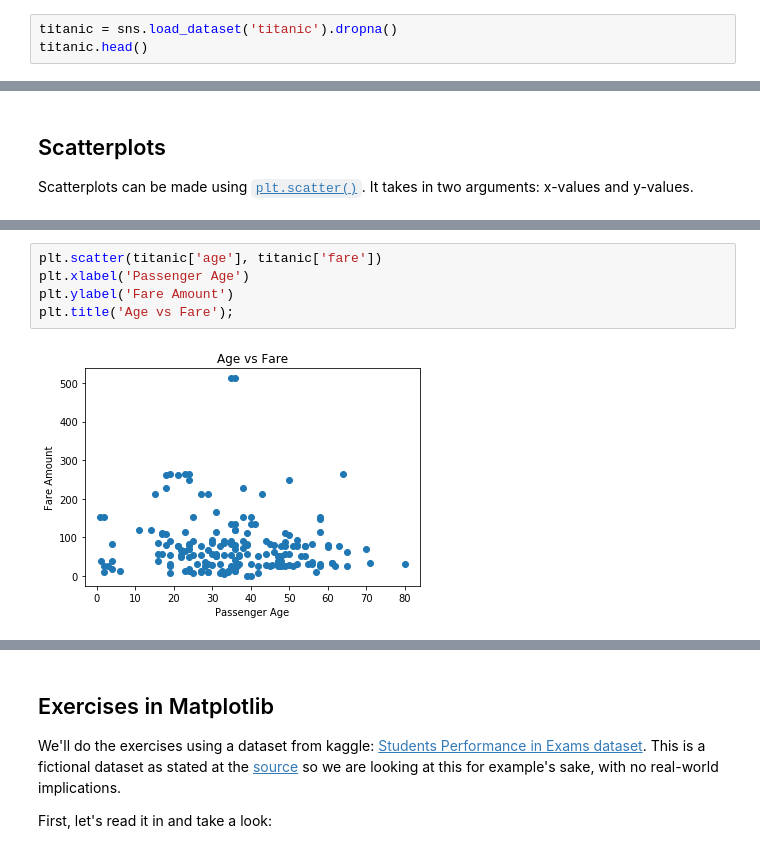
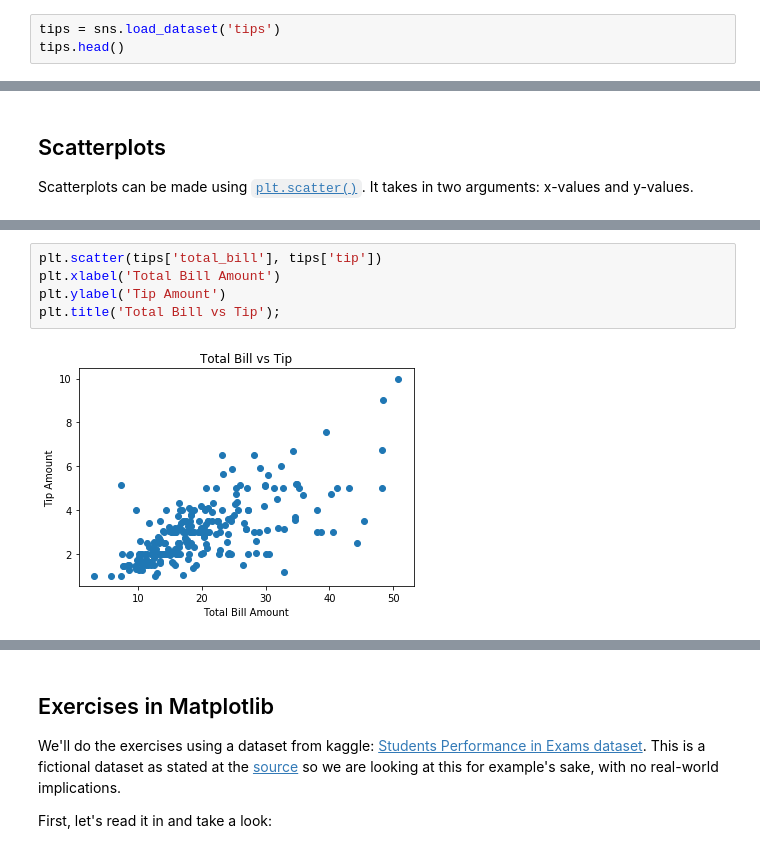
Before and after one commit to mpagador/python-libraries-visualization-workshop, a Jupyter notebook: DSS_Python_Libraries_Visualizations_Workshop_3_6_(Notebook).ipynb, the cells around one changed output, grey strips where cells are left out. Cells and saved outputs as stored; diff of their text form.

```diff
--- a/DSS_Python_Libraries_Visualizations_Workshop_3_6_(Notebook).ipynb
+++ b/DSS_Python_Libraries_Visualizations_Workshop_3_6_(Notebook).ipynb
@@ -799,4 +699,4 @@ Let's load in a built-in dataset from Seaborn and take a quick look. (We are usi
 # %%
-titanic = sns.load_dataset('titanic').dropna()
-titanic.head()
+tips = sns.load_dataset('tips')
+tips.head()
 # %% [output]
@@ -855,10 +733,10 @@ plt.scatter(titanic['age'], titanic['fare']);
 # %%
-plt.scatter(titanic['age'], titanic['fare'])
-plt.xlabel('Passenger Age')
-plt.ylabel('Fare Amount')
-plt.title('Age vs Fare');
+plt.scatter(tips['total_bill'], tips['tip'])
+plt.xlabel('Total Bill Amount')
+plt.ylabel('Tip Amount')
+plt.title('Total Bill vs Tip');
 # %% [output]
-[figure, old version]
+[figure, new version]
 # %%
 plt.figure(figsize=(15, 10)) # Increase the size of the returned plot
 
```
Also changed, not shown: parts of 85 cells of this notebook.
